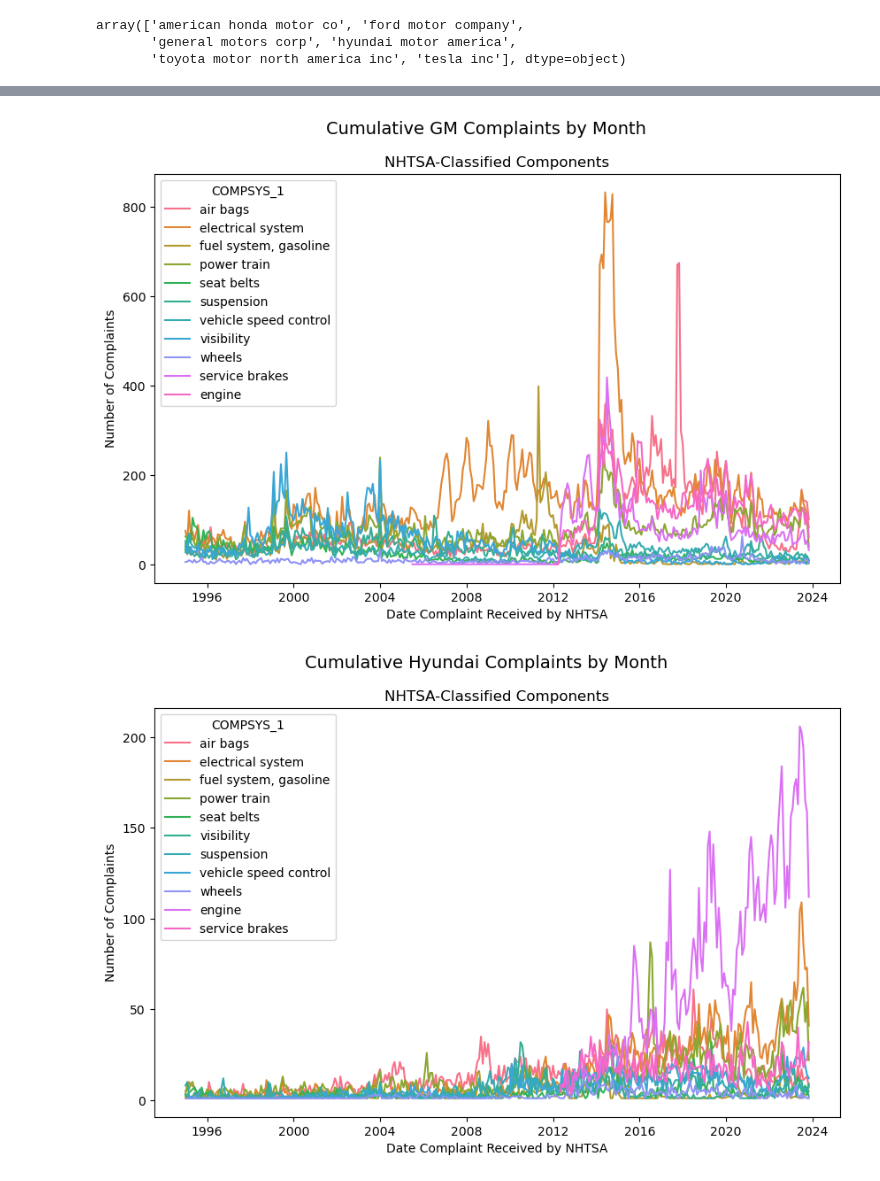
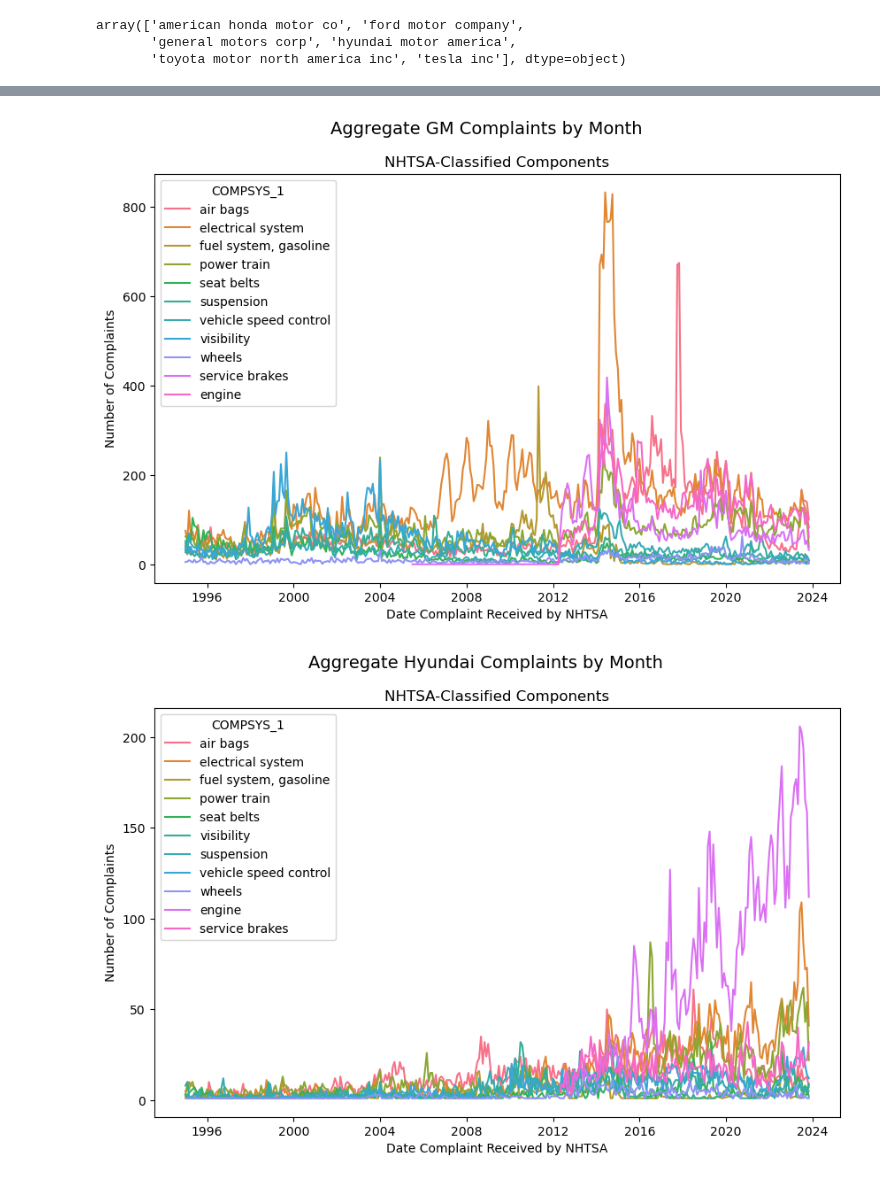
Before and after one commit to prithvidasgupta/si671, a Jupyter notebook: pm_parts_nb.ipynb, the cells around one changed output, grey strips where cells are left out. Saved outputs shown, nothing was run; the diff lists cells and outputs as text; code cells hidden in the pictures.

```diff
--- a/pm_parts_nb.ipynb
+++ b/pm_parts_nb.ipynb
@@ -899,23 +900,23 @@ plt.show()
 # %%
 plt.figure(figsize=(10, 6))
 sns.lineplot(x='LDATE', y='count', data=cmpl_m_mfr[cmpl_m_mfr["MFR_NAME"] == "general motors corp"], hue="COMPSYS_1")
-plt.suptitle("Cumulative GM Complaints by Month", fontsize=14)
+plt.suptitle("Aggregate GM Complaints by Month", fontsize=14)
 plt.title("NHTSA-Classified Components")
 plt.xlabel("Date Complaint Received by NHTSA")
 plt.ylabel("Number of Complaints")
 plt.show()
 # %% [output]
-[figure, old version]
+[figure, new version]
 # %%
 plt.figure(figsize=(10, 6))
 sns.lineplot(x='LDATE', y='count', data=cmpl_m_mfr[cmpl_m_mfr["MFR_NAME"] == "hyundai motor america"], hue="COMPSYS_1")
-plt.suptitle("Cumulative Hyundai Complaints by Month", fontsize=14)
+plt.suptitle("Aggregate Hyundai Complaints by Month", fontsize=14)
 plt.title("NHTSA-Classified Components")
 plt.xlabel("Date Complaint Received by NHTSA")
 plt.ylabel("Number of Complaints")
 plt.show()
 # %% [output]
-[figure, old version]
+[figure, new version]
 # %%
 plt.figure(figsize=(10, 6))
 sns.lineplot(x='LDATE', y='count', data=cmpl_m_mfr[cmpl_m_mfr["MFR_NAME"] == "toyota motor north america inc"], hue="COMPSYS_1")
```
Also changed, not shown: parts of 21 cells of this notebook.
